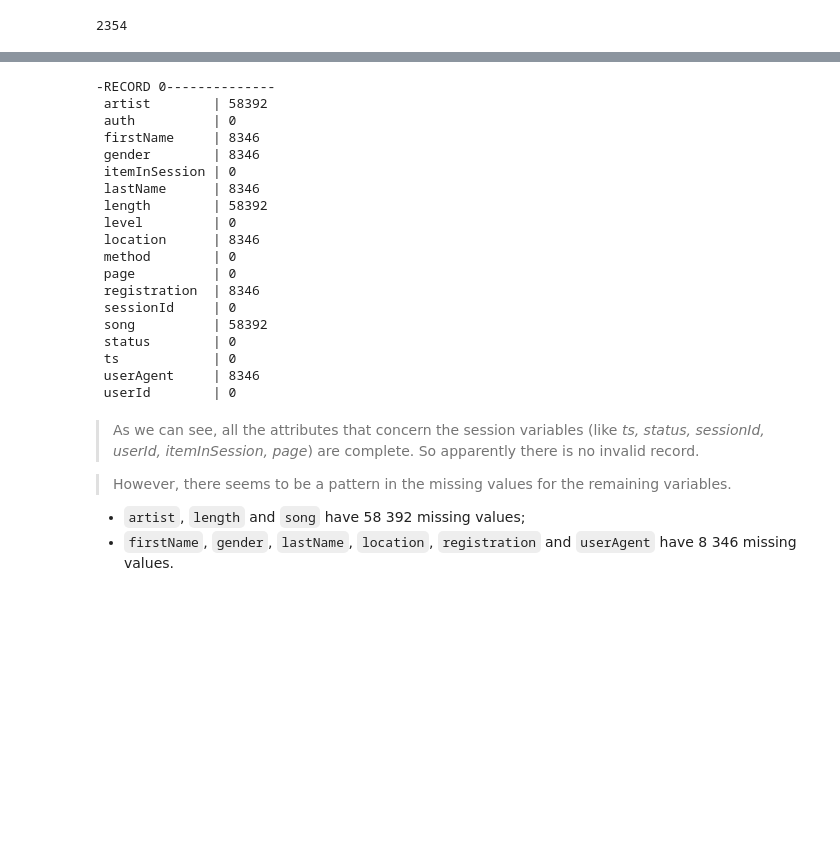
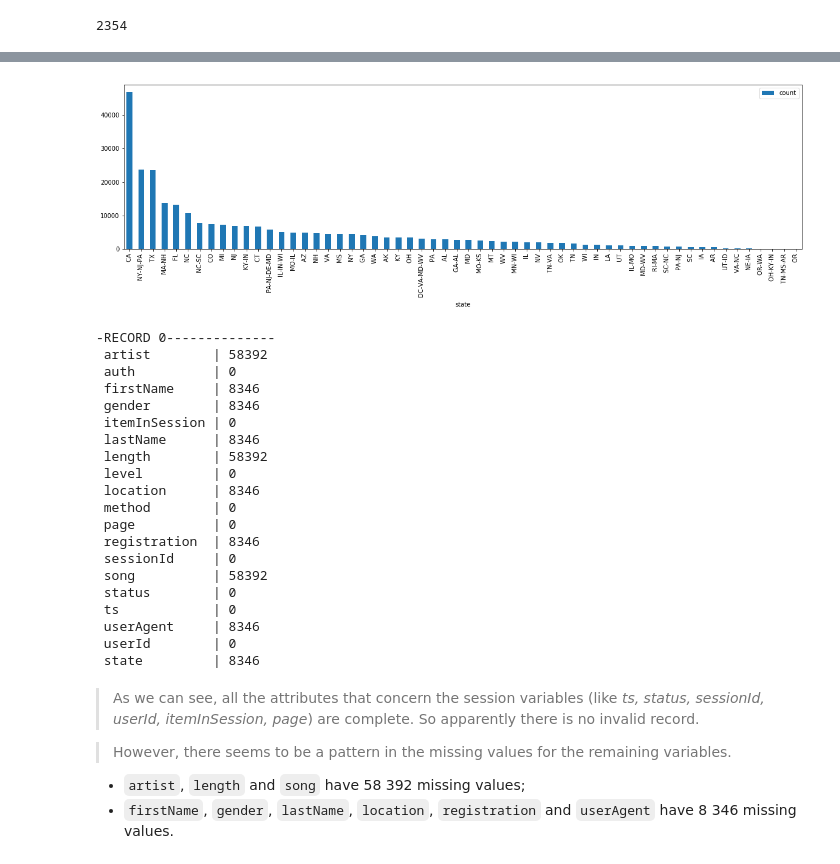
Before and after one commit to MargaridaFernandes1/Udacity-DS-Project3-Sparkify, a Jupyter notebook: Sparkify.ipynb, the cells around one changed output, grey strips where cells are left out. Drawn from its saved outputs; the diff is of its cells as text; code cells hidden in the pictures; blank space fills up the shorter version.

```diff
--- a/Sparkify.ipynb
+++ b/Sparkify.ipynb
@@ -235,3 +288,12 @@ df.select('sessionId').distinct().count()
+# %%
+# Create 'state' column from spliting using 'location' information
+df = df.withColumn('state', split(col('location'),',').getItem(1))
+# %%
+# Calculate the number of users in each state
+users_per_state = df.select(['userId','state']).groupby('state').count().sort('count',ascending=False).toPandas()
+users_per_state.plot(x = 'state', kind='bar',figsize=(20,5));
+# %% [output]
+[figure, added]
 # %%
 # Check for missing values
 df.select([count(when(isnan(c) | col(c).isNull(), c)).alias(c) for c in df.columns]).show(vertical = True)
@@ -255,6 +317,7 @@ df.select([count(when(isnan(c) | col(c).isNull(), c)).alias(c) for c in df.colum
  ts            | 0
  userAgent     | 8346
  userId        | 0
+ state         | 8346
 # %% [markdown]
 > As we can see, all the attributes that concern the session variables (like *ts, status, sessionId, userId, itemInSession, page*) are complete. So apparently there is no invalid record.
 
```
Also changed, not shown: parts of 18 cells of this notebook.
